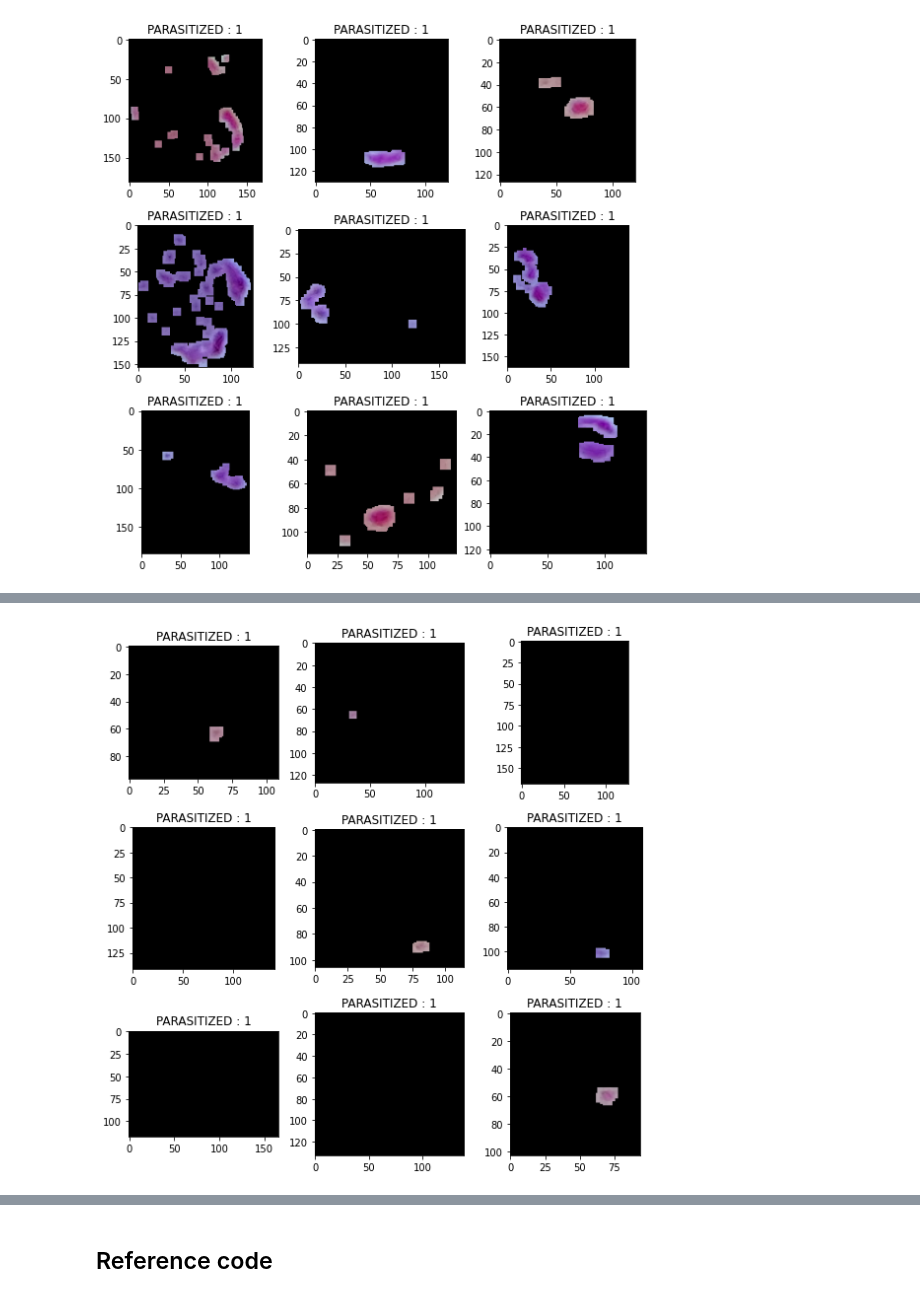
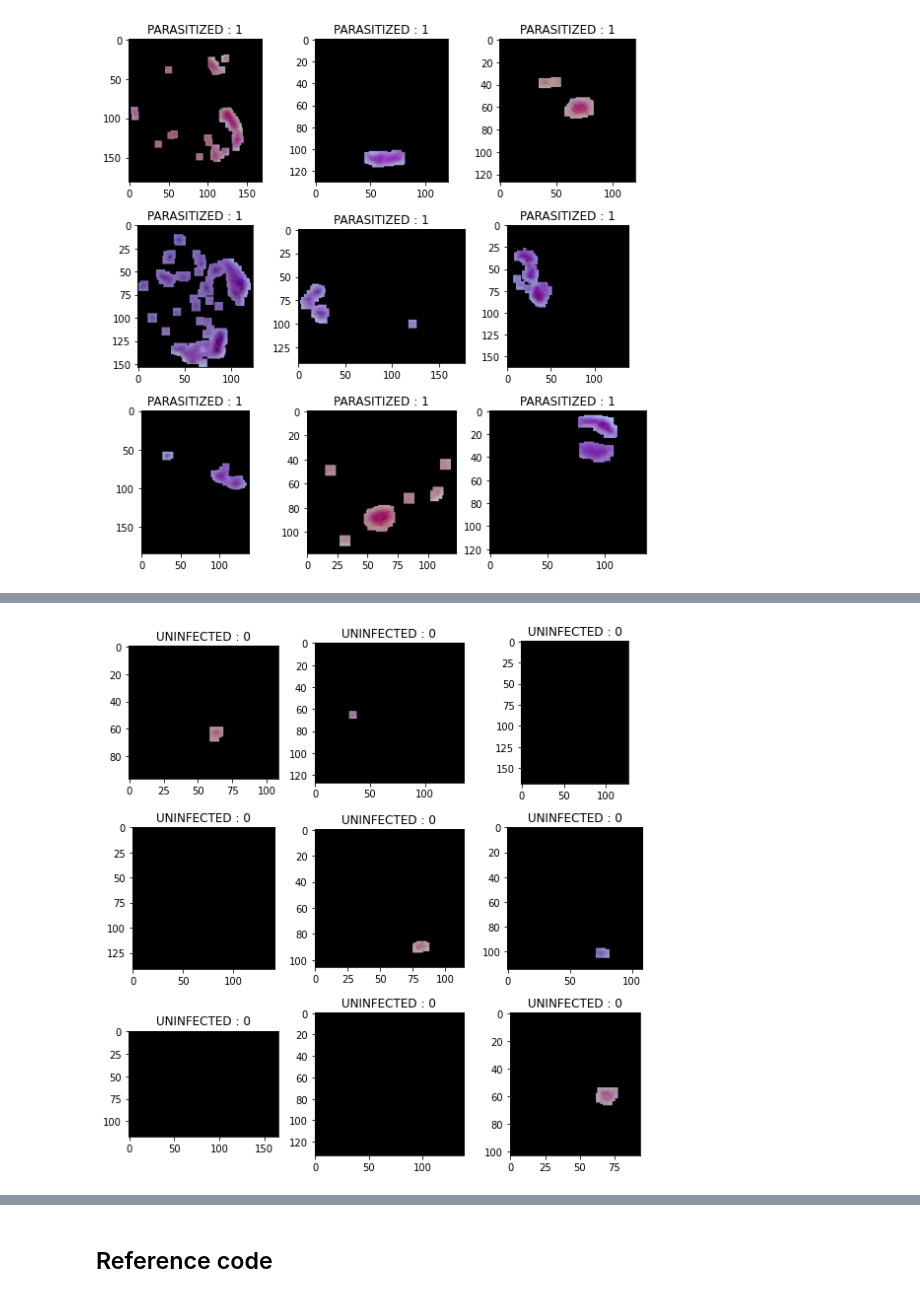
Before and after one commit to UttaraKet1607/Malarial-Cell-Image-Segmentation, a Jupyter notebook: Segmentation.ipynb, the cells around one changed output, grey strips where cells are left out. Saved outputs shown, nothing was run; the diff lists cells and outputs as text; code cells hidden in the pictures.

```diff
--- a/Segmentation.ipynb
+++ b/Segmentation.ipynb
@@ -163,3 +143,12 @@ for i in range(9):
 plt.show()
 # %% [output]
 [figure]
+# %%
+plt.figure(figsize = (8,8))
+for i in range(9):
+    plt.subplot(3, 3, i+1)
+    img = cv2.imread('/content/cell_images/Uninfected' + "/" + uninfected_data[i])
+    plt.imshow(img, cmap='gray')
+    plt.title('UNINFECTED : 0')
+    plt.tight_layout()
+plt.show()
@@ -165,0 +159,14 @@ plt.show()
+# %%
+plt.figure(figsize = (8,8))
+for i in range(9):
+    plt.subplot(3, 3, i+1)
+    image1 = cv2.imread('/content/cell_images/Parasitized' + "/" + parasitized_data[i])
+    image = cv2.imread('/content/cell_images/Parasitized' + "/" + parasitized_data[i],0)
+    kernel = np.array([[-1,-1,-1], [-1,9,-1], [-1,-1,-1]])
+    img = cv2.filter2D(image, ddepth=-1, kernel=kernel)
+    ret, thresh = cv2.threshold(img,0,255,cv2.THRESH_TOZERO_INV+cv2.THRESH_OTSU)
+    output1 = cv2.bitwise_and(image1, image1, mask = thresh)
+    plt.imshow(output1, cmap='gray')
+    plt.title('PARASITIZED : 1')
+    plt.tight_layout()
+plt.show()
@@ -165,0 +175,14 @@ plt.show()
+# %%
+plt.figure(figsize = (8,8))
+for i in range(9):
+    plt.subplot(3, 3, i+1)
+    image1 = cv2.imread('/content/cell_images/Uninfected' + "/" + uninfected_data[i])
+    image = cv2.imread('/content/cell_images/Uninfected' + "/" + uninfected_data[i],0)
+    kernel = np.array([[-1,-1,-1], [-1,9,-1], [-1,-1,-1]])
+    img = cv2.filter2D(image, ddepth=-1, kernel=kernel)
+    ret, thresh = cv2.threshold(img,0,255,cv2.THRESH_TOZERO_INV+cv2.THRESH_OTSU)
+    output1 = cv2.bitwise_and(image1, image1, mask = thresh)
+    plt.imshow(output1, cmap='gray')
+    plt.title('UNINFECTED : 0')
+    plt.tight_layout()
+plt.show()
@@ -199,22 +216,22 @@ plt.show()
 # %%
 plt.figure(figsize = (8,8))
 for i in range(9):
     plt.subplot(3, 3, i+1)
     image1 = cv2.imread('/content/cell_images/Uninfected' + "/" + uninfected_data[i])
     image = cv2.imread('/content/cell_images/Uninfected' + "/" + uninfected_data[i],0)
     kernel = np.array([[-1,-1,-1], [-1,9,-1], [-1,-1,-1]])
     img = cv2.filter2D(image, ddepth=-1, kernel=kernel)
     ret, thresh = cv2.threshold(img,0,255,cv2.THRESH_TOZERO_INV+cv2.THRESH_OTSU)
     # noise removal
     kernel = np.ones((3,3),np.uint8)
     #opening = cv2.morphologyEx(thresh,cv2.MORPH_OPEN,kernel, iterations = 2)
     closing = cv2.morphologyEx(thresh,cv2.MORPH_CLOSE,kernel, iterations = 2)
     # sure background area
     sure_bg = cv2.dilate(closing,kernel,iterations=3)
     output1 = cv2.bitwise_and(image1, image1, mask = sure_bg)
     plt.imshow(output1, cmap='gray')
-    plt.title('PARASITIZED : 1')
+    plt.title('UNINFECTED : 0')
     plt.tight_layout()
 plt.show()
 # %% [output]
-[figure, old version]
+[figure, new version]
```
Also changed, not shown: parts of 31 cells of this notebook.
